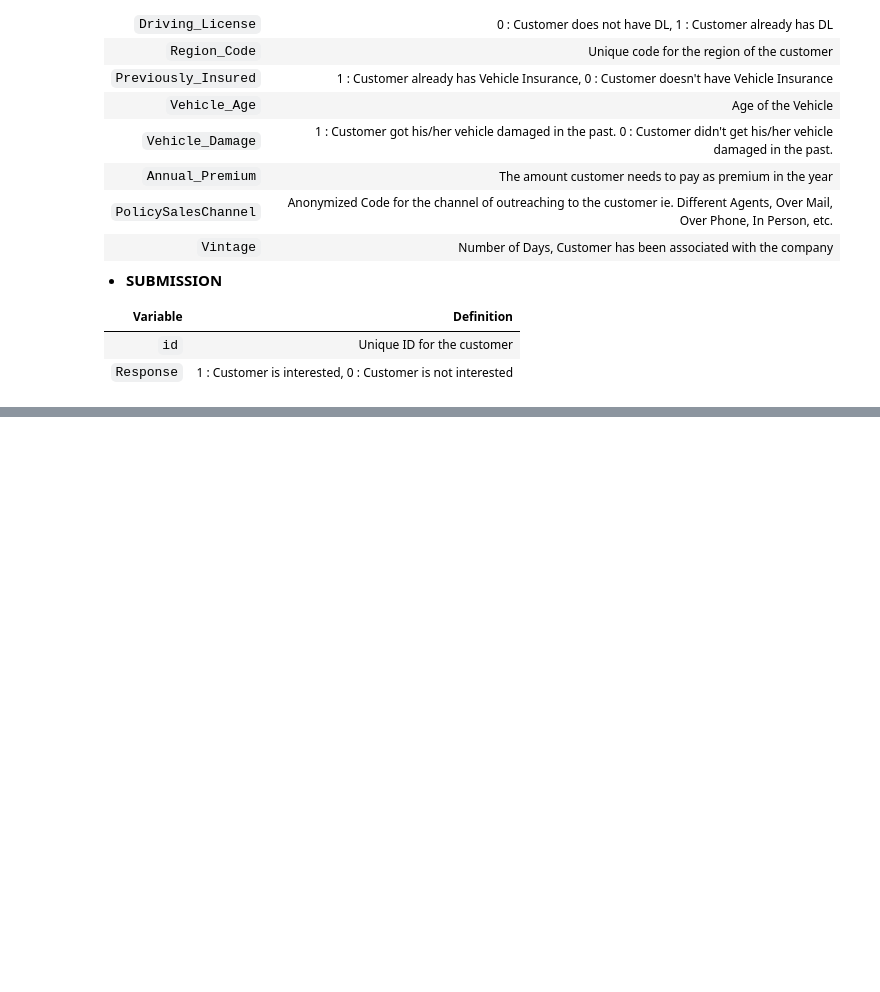
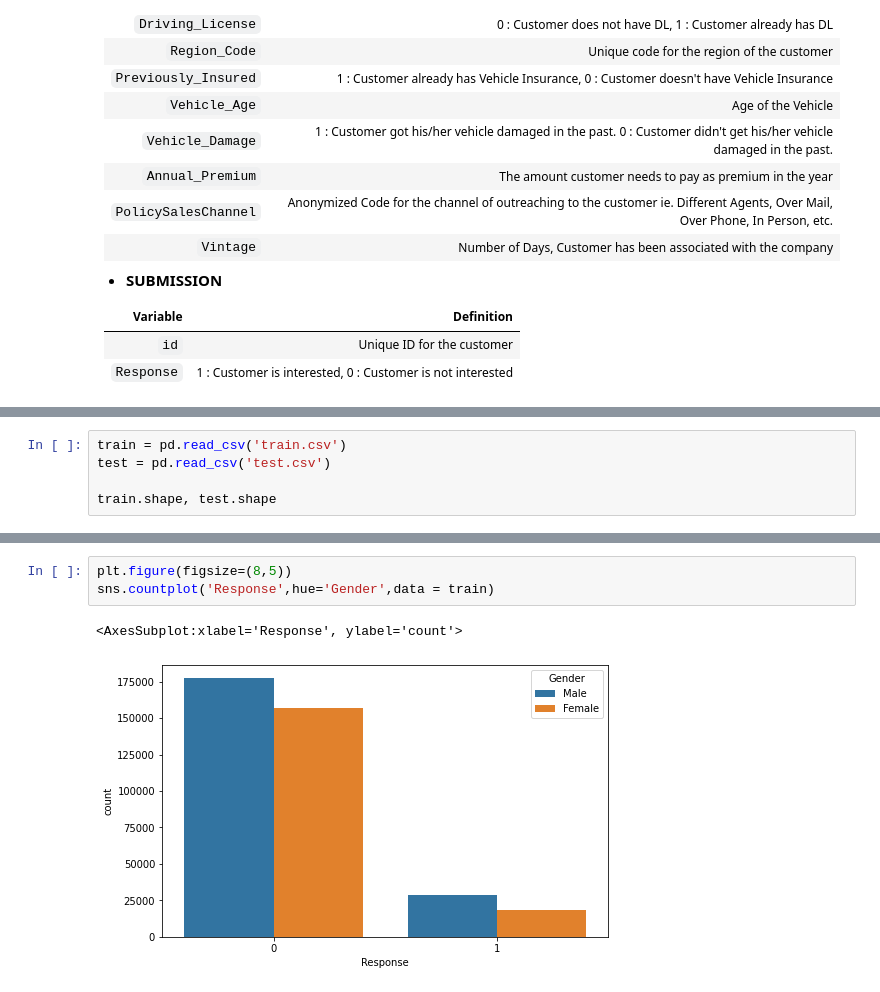
Before and after one commit to goyalshashank/Health-Insurance-Cross-Sell, a Jupyter notebook: Health Insurance Cross Sell Prediction.ipynb, the cells around one changed output, grey strips where cells are left out. Saved outputs shown, nothing was run; the diff lists cells and outputs as text; blank space fills up the shorter version.

Commit message:
Exploratory Data Analysis

```diff
--- a/Health Insurance Cross Sell Prediction.ipynb
+++ b/Health Insurance Cross Sell Prediction.ipynb
@@ -61,0 +87,5 @@ Now, in order to predict, whether the customer would be interested in Vehicle in
+# %%
+train = pd.read_csv('train.csv')
+test = pd.read_csv('test.csv')
+
+train.shape, test.shape
@@ -61,0 +204,6 @@ Now, in order to predict, whether the customer would be interested in Vehicle in
+# %%
+plt.figure(figsize=(8,5))
+sns.countplot('Response',hue='Gender',data = train)
+# %% [output]
+<AxesSubplot:xlabel='Response', ylabel='count'>
+[figure, added]
```
Also changed, not shown: parts of 32 cells of this notebook.
